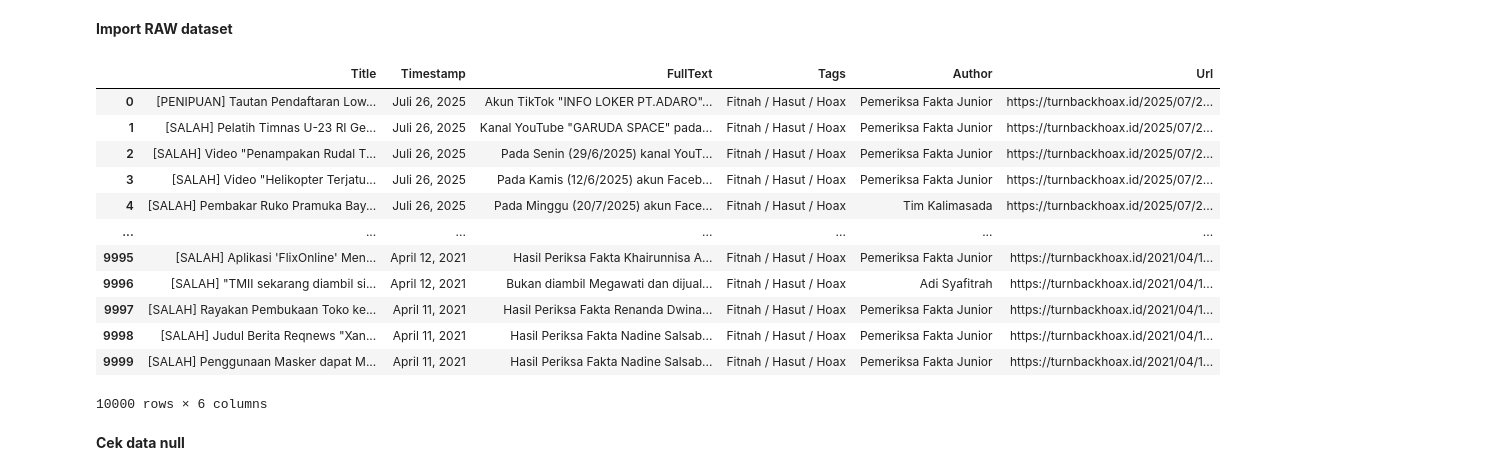
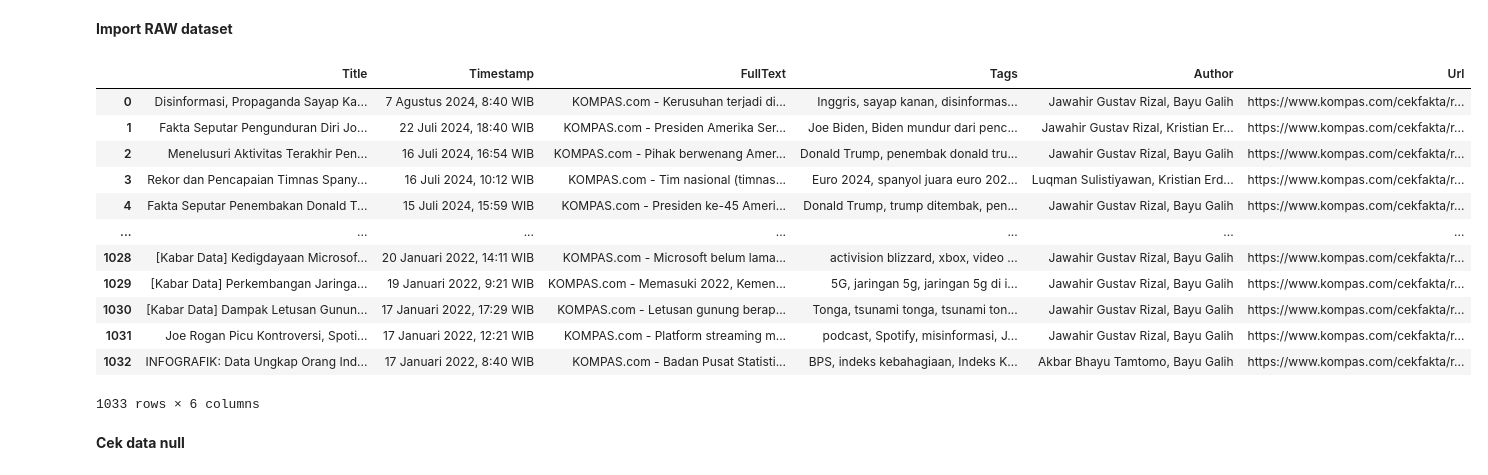
Before and after one commit to fallahibagaskara/news-dataset-cleanup, a Jupyter notebook: News_Dataset_Cleanup.ipynb, the cells around one changed output. Saved outputs shown, nothing was run; the diff lists cells and outputs as text; code cells hidden in the pictures.

```diff
--- a/News_Dataset_Cleanup.ipynb
+++ b/News_Dataset_Cleanup.ipynb
@@ -11,23 +12,26 @@ import re
 **Import RAW dataset**
 # %%
 TURNBACKHOAX_CSV = './dataset/news/raw/turnbackhoax_10k_raw_data.csv'
+KOMPAS_CSV = './dataset/news/raw/kompas_1k_raw_data.csv'
-# %%
-df = pd.read_csv(TURNBACKHOAX_CSV)
-
-df
-# %% [output]
-|  | Title | Timestamp | FullText | Tags | Author | Url |
-| 0 | [PENIPUAN] Tautan Pendaftaran Low... | Juli 26, 2025 | Akun TikTok "INFO LOKER PT.ADARO"... | Fitnah / Hasut / Hoax | Pemeriksa Fakta Junior | https://turnbackhoax.id/2025/07/2... |
-| 1 | [SALAH] Pelatih Timnas U-23 RI Ge... | Juli 26, 2025 | Kanal YouTube "GARUDA SPACE" pada... | Fitnah / Hasut / Hoax | Pemeriksa Fakta Junior | https://turnbackhoax.id/2025/07/2... |
-| 2 | [SALAH] Video "Penampakan Rudal T... | Juli 26, 2025 | Pada Senin (29/6/2025) kanal YouT... | Fitnah / Hasut / Hoax | Pemeriksa Fakta Junior | https://turnbackhoax.id/2025/07/2... |
-| 3 | [SALAH] Video "Helikopter Terjatu... | Juli 26, 2025 | Pada Kamis (12/6/2025) akun Faceb... | Fitnah / Hasut / Hoax | Pemeriksa Fakta Junior | https://turnbackhoax.id/2025/07/2... |
-| 4 | [SALAH] Pembakar Ruko Pramuka Bay... | Juli 26, 2025 | Pada Minggu (20/7/2025) akun Face... | Fitnah / Hasut / Hoax | Tim Kalimasada | https://turnbackhoax.id/2025/07/2... |
-| ... | ... | ... | ... | ... | ... | ... |
-| 9995 | [SALAH] Aplikasi 'FlixOnline' Men... | April 12, 2021 | Hasil Periksa Fakta Khairunnisa A... | Fitnah / Hasut / Hoax | Pemeriksa Fakta Junior | https://turnbackhoax.id/2021/04/1... |
-| 9996 | [SALAH] "TMII sekarang diambil si... | April 12, 2021 | Bukan diambil Megawati dan dijual... | Fitnah / Hasut / Hoax | Adi Syafitrah | https://turnbackhoax.id/2021/04/1... |
-| 9997 | [SALAH] Rayakan Pembukaan Toko ke... | April 11, 2021 | Hasil Periksa Fakta Renanda Dwina... | Fitnah / Hasut / Hoax | Pemeriksa Fakta Junior | https://turnbackhoax.id/2021/04/1... |
-| 9998 | [SALAH] Judul Berita Reqnews "Xan... | April 11, 2021 | Hasil Periksa Fakta Nadine Salsab... | Fitnah / Hasut / Hoax | Pemeriksa Fakta Junior | https://turnbackhoax.id/2021/04/1... |
-| 9999 | [SALAH] Penggunaan Masker dapat M... | April 11, 2021 | Hasil Periksa Fakta Nadine Salsab... | Fitnah / Hasut / Hoax | Pemeriksa Fakta Junior | https://turnbackhoax.id/2021/04/1... |
-10000 rows × 6 columns
+# %%
+turnbackhoax_df = pd.read_csv(TURNBACKHOAX_CSV)
+kompas_df = pd.read_csv(KOMPAS_CSV)
+
+turnbackhoax_df
+kompas_df
+# %% [output]
+|  | Title | Timestamp | FullText | Tags | Author | Url |
+| 0 | Disinformasi, Propaganda Sayap Ka... | 7 Agustus 2024, 8:40 WIB | KOMPAS.com - Kerusuhan terjadi di... | Inggris, sayap kanan, disinformas... | Jawahir Gustav Rizal, Bayu Galih | https://www.kompas.com/cekfakta/r... |
+| 1 | Fakta Seputar Pengunduran Diri Jo... | 22 Juli 2024, 18:40 WIB | KOMPAS.com - Presiden Amerika Ser... | Joe Biden, Biden mundur dari penc... | Jawahir Gustav Rizal, Kristian Er... | https://www.kompas.com/cekfakta/r... |
+| 2 | Menelusuri Aktivitas Terakhir Pen... | 16 Juli 2024, 16:54 WIB | KOMPAS.com - Pihak berwenang Amer... | Donald Trump, penembak donald tru... | Jawahir Gustav Rizal, Bayu Galih | https://www.kompas.com/cekfakta/r... |
+| 3 | Rekor dan Pencapaian Timnas Spany... | 16 Juli 2024, 10:12 WIB | KOMPAS.com - Tim nasional (timnas... | Euro 2024, spanyol juara euro 202... | Luqman Sulistiyawan, Kristian Erd... | https://www.kompas.com/cekfakta/r... |
+| 4 | Fakta Seputar Penembakan Donald T... | 15 Juli 2024, 15:59 WIB | KOMPAS.com - Presiden ke-45 Ameri... | Donald Trump, trump ditembak, pen... | Jawahir Gustav Rizal, Bayu Galih | https://www.kompas.com/cekfakta/r... |
+| ... | ... | ... | ... | ... | ... | ... |
+| 1028 | [Kabar Data] Kedigdayaan Microsof... | 20 Januari 2022, 14:11 WIB | KOMPAS.com - Microsoft belum lama... | activision blizzard, xbox, video ... | Jawahir Gustav Rizal, Bayu Galih | https://www.kompas.com/cekfakta/r... |
+| 1029 | [Kabar Data] Perkembangan Jaringa... | 19 Januari 2022, 9:21 WIB | KOMPAS.com - Memasuki 2022, Kemen... | 5G, jaringan 5g, jaringan 5g di i... | Jawahir Gustav Rizal, Bayu Galih | https://www.kompas.com/cekfakta/r... |
+| 1030 | [Kabar Data] Dampak Letusan Gunun... | 17 Januari 2022, 17:29 WIB | KOMPAS.com - Letusan gunung berap... | Tonga, tsunami tonga, tsunami ton... | Jawahir Gustav Rizal, Bayu Galih | https://www.kompas.com/cekfakta/r... |
+| 1031 | Joe Rogan Picu Kontroversi, Spoti... | 17 Januari 2022, 12:21 WIB | KOMPAS.com - Platform streaming m... | podcast, Spotify, misinformasi, J... | Jawahir Gustav Rizal, Bayu Galih | https://www.kompas.com/cekfakta/r... |
+| 1032 | INFOGRAFIK: Data Ungkap Orang Ind... | 17 Januari 2022, 8:40 WIB | KOMPAS.com - Badan Pusat Statisti... | BPS, indeks kebahagiaan, Indeks K... | Akbar Bhayu Tamtomo, Bayu Galih | https://www.kompas.com/cekfakta/r... |
+1033 rows × 6 columns
 # %% [markdown]
 **Cek data null**
```
Also changed, not shown: parts of 28 cells of this notebook.
